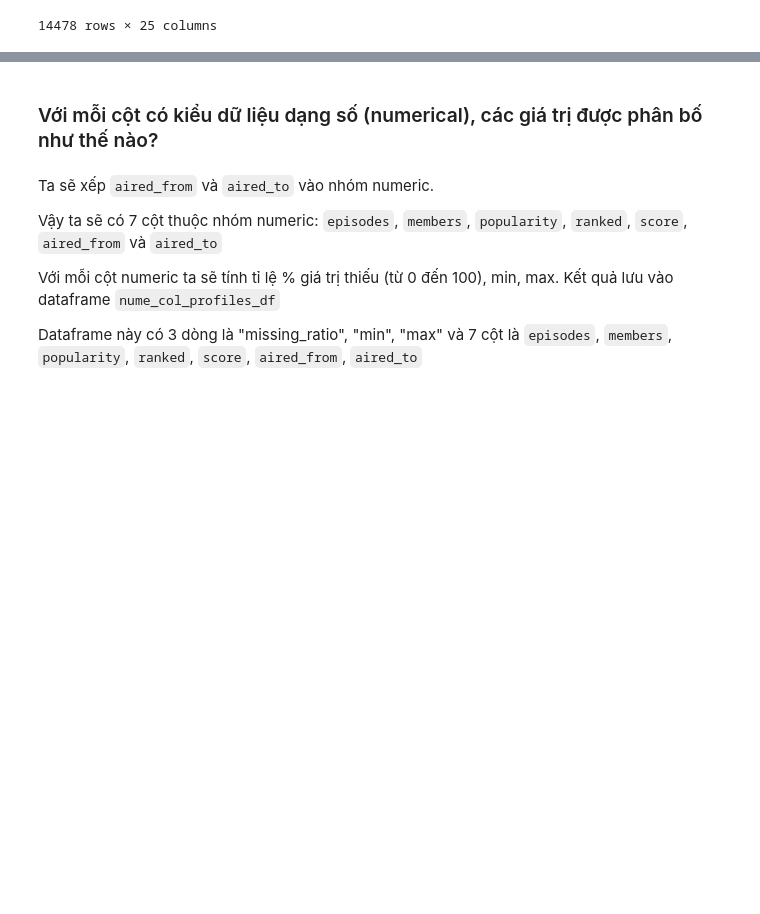
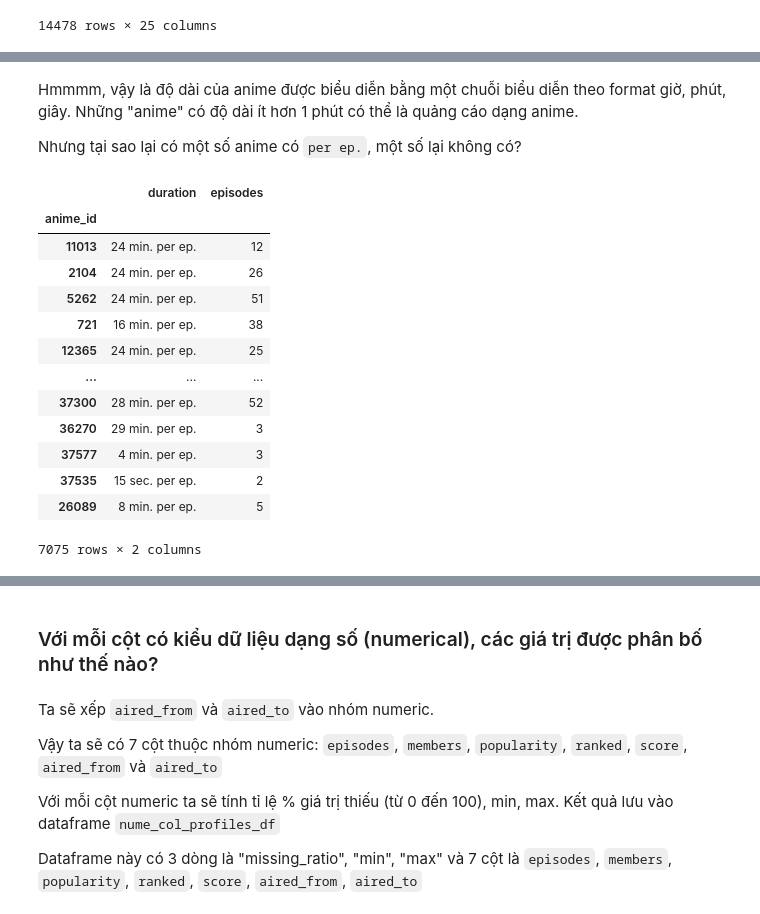
Before and after one commit to hungngocphat01/HCMUS-IntroDataSc-FinalProj, a Jupyter notebook: FINAL.ipynb, the cells around one changed output, grey strips where cells are left out. Drawn from its saved outputs; the diff is of its cells as text; code cells hidden in the pictures; blank space fills up the shorter version.

```diff
--- a/FINAL.ipynb
+++ b/FINAL.ipynb
@@ -284,0 +309,23 @@ animes_df
+# %% [markdown]
+Hmmmm, vậy là độ dài của anime được biểu diễn bằng một chuỗi biểu diễn theo format giờ, phút, giây. Những "anime" có độ dài ít hơn 1 phút có thể là quảng cáo dạng anime.
+
+Nhưng tại sao lại có một số anime có `per ep.`, một số lại không có?
+# %%
+perep_rows = animes_df.duration.str.contains('per ep.')
+perep_index = animes_df[perep_rows].index
+animes_df.loc[perep_index, ['duration', 'episodes']]
+# %% [output]
+|  | duration | episodes |
+| anime_id |  |  |
+| 11013 | 24 min. per ep. | 12 |
+| 2104 | 24 min. per ep. | 26 |
+| 5262 | 24 min. per ep. | 51 |
+| 721 | 16 min. per ep. | 38 |
+| 12365 | 24 min. per ep. | 25 |
+| ... | ... | ... |
+| 37300 | 28 min. per ep. | 52 |
+| 36270 | 29 min. per ep. | 3 |
+| 37577 | 4 min. per ep. | 3 |
+| 37535 | 15 sec. per ep. | 2 |
+| 26089 | 8 min. per ep. | 5 |
+7075 rows × 2 columns
```
Also changed, not shown: parts of 21 cells of this notebook.
